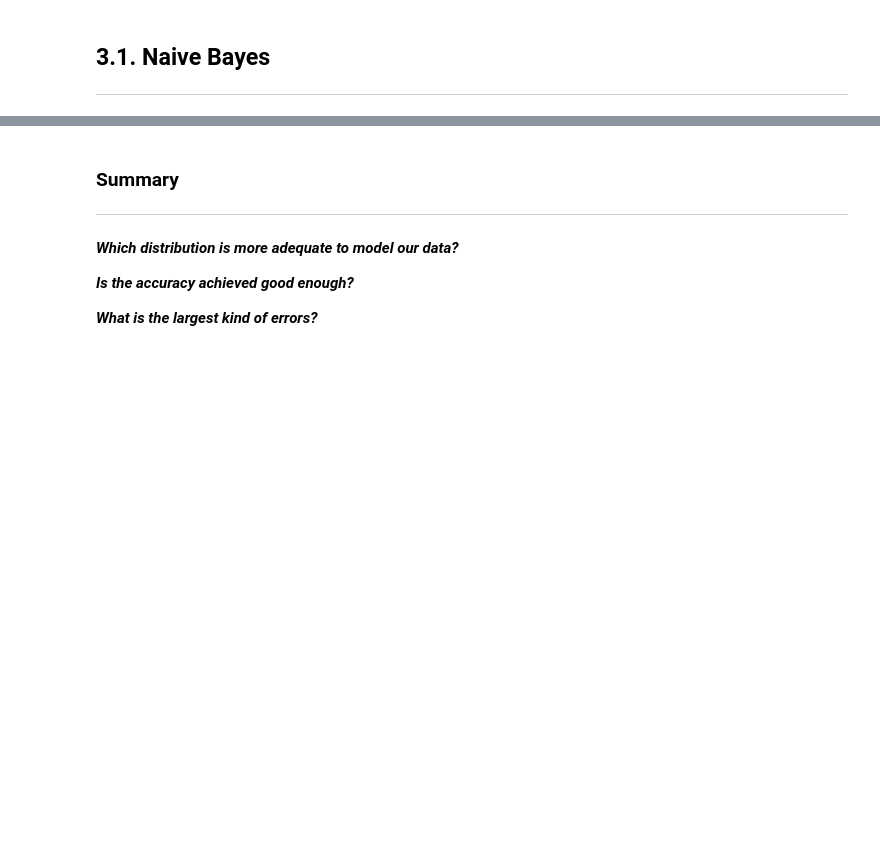
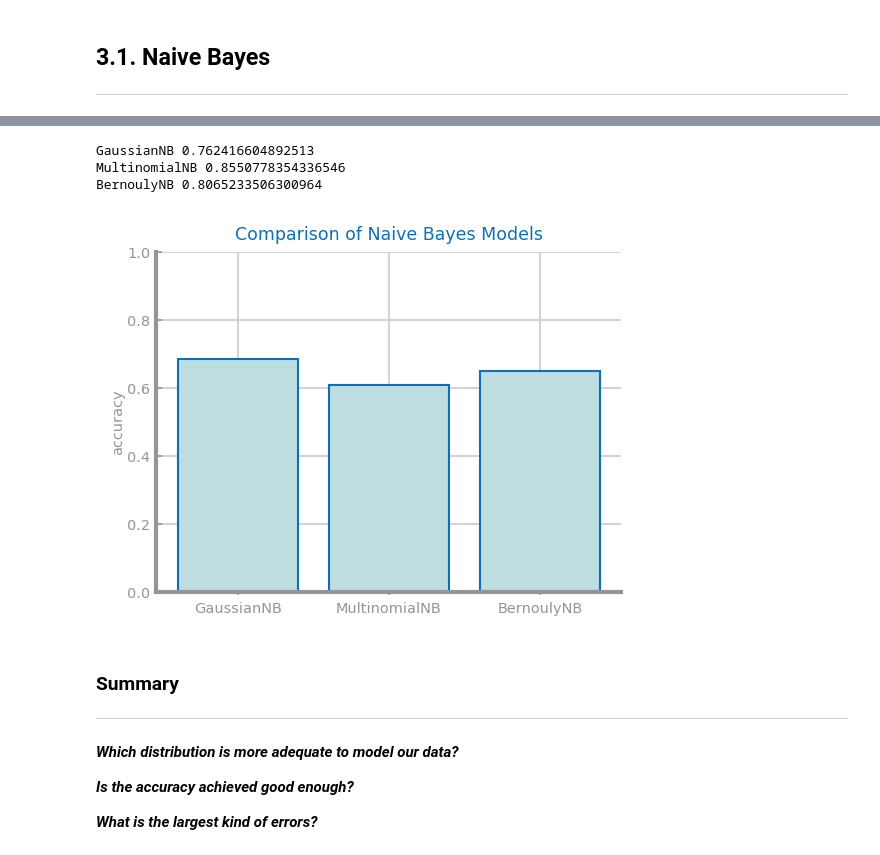
Before and after one commit to filipesousaist/ds_project, a Jupyter notebook: dataset2/Naive Bayes/3_Classification.ipynb, the cells around one changed output, grey strips where cells are left out. Saved outputs shown, nothing was run; the diff lists cells and outputs as text; code cells hidden in the pictures; blank space fills up the shorter version.

Commit message:
naive

```diff
--- a/dataset2/Naive Bayes/3_Classification.ipynb
+++ b/dataset2/Naive Bayes/3_Classification.ipynb
@@ -67,3 +67,24 @@ BernoulyNB 0.8183839881393625
+# %%
+estimators = {'GaussianNB': GaussianNB(),
+              'MultinomialNB': MultinomialNB(),
+              'BernoulyNB': BernoulliNB()}
+xvalues = []
+yvalues = []
+for clf in estimators:
+    xvalues.append(clf)
+    estimators[clf].fit(trnX, trnY)
+    prdY = estimators[clf].predict(tstX)
+    yvalues.append(metrics.recall_score(tstY, prdY))
+    print(clf, metrics.accuracy_score(tstY, prdY))
+
+plt.figure()
+ds.bar_chart(xvalues, yvalues, title='Comparison of Naive Bayes Models', ylabel='accuracy', percentage=True)
+plt.show()
+# %% [output]
+GaussianNB 0.762416604892513
+MultinomialNB 0.8550778354336546
+BernoulyNB 0.8065233506300964
+[figure, added]
 # %% [markdown]
 ### Summary
 
```
Also changed, not shown: parts of 2 cells of this notebook, 7 other files.
